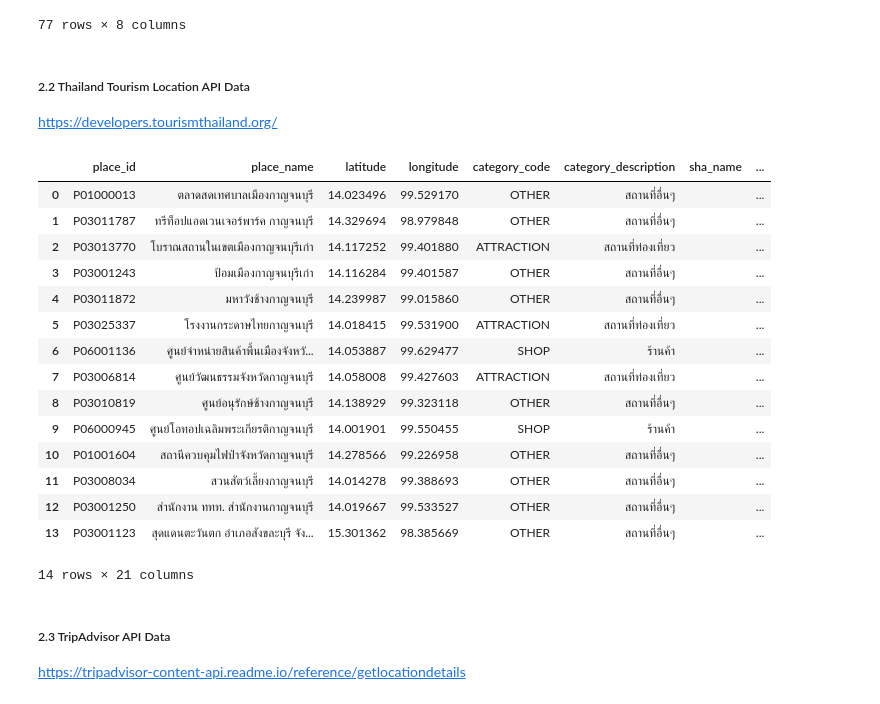
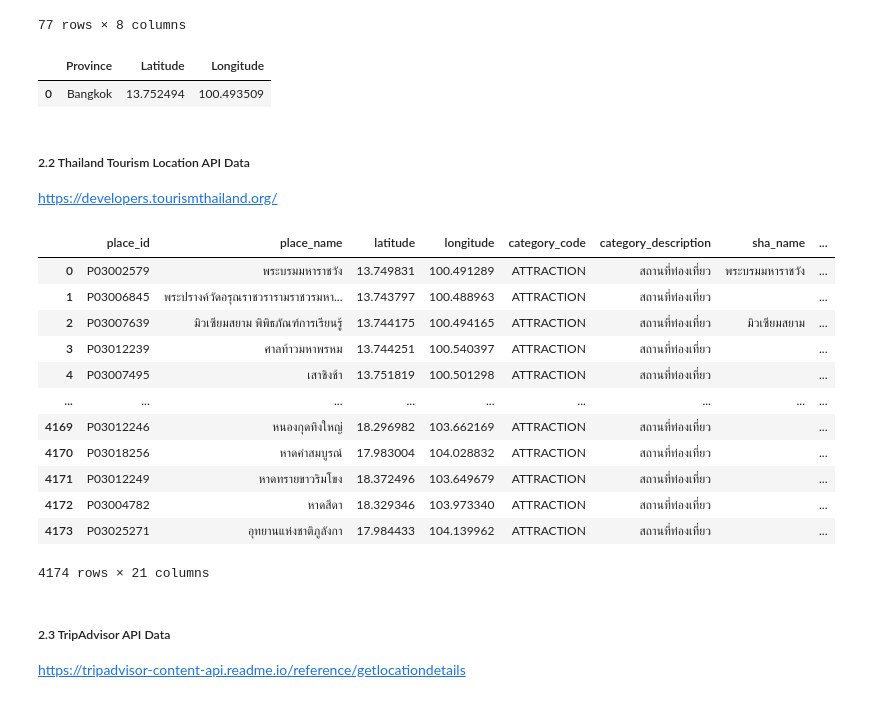
Before and after one commit to ittichaib/IS_Project_Thailand_Tourism_Recommendation, a Jupyter notebook: main.ipynb, the cells around one changed output. Cells and saved outputs as stored; diff of their text form; code cells hidden in the pictures.

```diff
--- a/main.ipynb
+++ b/main.ipynb
@@ -40,39 +56,54 @@ province_data
+# %%
+thailland_province_coordinates[thailland_province_coordinates['Province'] == 'Bangkok']
+# %% [output]
+|  | Province | Latitude | Longitude |
+| 0 | Bangkok | 13.752494 | 100.493509 |
 # %% [markdown]
 ##### 2.2 Thailand Tourism Location API Data <br>
 https://developers.tourismthailand.org/
 # %%
 import hook.thai_tourism_data as tat
 tourism_location = tat.ThaiTourismAPI()
-search_params = {
-        "keyword": "กาญจนบุรี",  # Example keyword for Kanchanaburi
-        "location": "14.440190,99.267673",
-        "categorycodes": "ATTRACTION",
-        "province_name": "กาญจนบุรี",
-        "radius": 100,
-        "number_of_result": 100,
-        "page_number": 1,
-        "destination": "กาญจนบุรี",
-        "filter_by_update_date": "2019/09/01-2021/12/31"
-    }
-tourism_data = tourism_location.fetch_search_location(**search_params)
 
-df = pd.DataFrame([vars(place) for place in tourism_data])
+def getTourismLocationsByProvince(province_name, province_location):
+    search_params = {
+            "keyword": "",  # Example keyword for Kanchanaburi
+            "location": province_location,
+            "categorycodes": "ATTRACTION",
+            "province_name": province_name,
+            "radius": 1000,
+            "number_of_result": 100,
+            "page_number": 1,
+            "destination": province_name,
+            "filter_by_update_date": "2019/09/01-2024/05/31"
+        }
+    tourism_data = tourism_location.fetch_search_location(**search_params)
 
-df
+    df = pd.DataFrame([vars(place) for place in tourism_data])
+    return df
-# %% [output]
-|  | place_id | place_name | latitude | longitude | category_code | category_description | sha_name | ... |
-| 0 | P01000013 | ตลาดสดเทศบาลเมืองกาญจนบุรี | 14.023496 | 99.529170 | OTHER | สถานที่อื่นๆ |  | ... |
-| 1 | P03011787 | ทรีท็อปแอดเวนเจอร์พาร์ค กาญจนบุรี | 14.329694 | 98.979848 | OTHER | สถานที่อื่นๆ |  | ... |
-| 2 | P03013770 | โบราณสถานในเขตเมืองกาญจนบุรีเก่า | 14.117252 | 99.401880 | ATTRACTION | สถานที่ท่องเที่ยว |  | ... |
-| 3 | P03001243 | ป้อมเมืองกาญจนบุรีเก่า | 14.116284 | 99.401587 | OTHER | สถานที่อื่นๆ |  | ... |
-| 4 | P03011872 | มหาวังช้างกาญจนบุรี | 14.239987 | 99.015860 | OTHER | สถานที่อื่นๆ |  | ... |
-| 5 | P03025337 | โรงงานกระดาษไทยกาญจนบุรี | 14.018415 | 99.531900 | ATTRACTION | สถานที่ท่องเที่ยว |  | ... |
-| 6 | P06001136 | ศูนย์จำหน่ายสินค้าพื้นเมืองจังหวั... | 14.053887 | 99.629477 | SHOP | ร้านค้า |  | ... |
-| 7 | P03006814 | ศูนย์วัฒนธรรมจังหวัดกาญจนบุรี | 14.058008 | 99.427603 | ATTRACTION | สถานที่ท่องเที่ยว |  | ... |
-| 8 | P03010819 | ศูนย์อนุรักษ์ช้างกาญจนบุรี | 14.138929 | 99.323118 | OTHER | สถานที่อื่นๆ |  | ... |
-| 9 | P06000945 | ศูนย์โอทอปเฉลิมพระเกียรติกาญจนบุรี | 14.001901 | 99.550455 | SHOP | ร้านค้า |  | ... |
-| 10 | P01001604 | สถานีควบคุมไฟป่าจังหวัดกาญจนบุรี | 14.278566 | 99.226958 | OTHER | สถานที่อื่นๆ |  | ... |
-| 11 | P03008034 | สวนสัตว์เลี้ยงกาญจนบุรี | 14.014278 | 99.388693 | OTHER | สถานที่อื่นๆ |  | ... |
-| 12 | P03001250 | สำนักงาน ททท. สำนักงานกาญจนบุรี | 14.019667 | 99.533527 | OTHER | สถานที่อื่นๆ |  | ... |
-| 13 | P03001123 | สุดแดนตะวันตก อำเภอสังขละบุรี จัง... | 15.301362 | 98.385669 | OTHER | สถานที่อื่นๆ |  | ... |
-14 rows × 21 columns
+# %%
+tourism_attraction_locations = pd.DataFrame()
+
+for index, pvn in province_data.iterrows():
+    coordinate = thailland_province_coordinates[thailland_province_coordinates['Province'] == pvn['name_en']]
+
+    if len(coordinate['Latitude'].values) > 0:
+        # print(f"{index} >>>> {pvn['name_en']} {coordinate['Latitude'].values[0]},{coordinate['Longitude'].values[0]}")
+        province_torism_location = getTourismLocationsByProvince(pvn['name_th'], f"{coordinate['Latitude'].values[0]},{coordinate['Longitude'].values[0]}")
+        tourism_attraction_locations = pd.concat([tourism_attraction_locations, province_torism_location], ignore_index=True)
+# %%
+tourism_attraction_locations
+# %% [output]
+|  | place_id | place_name | latitude | longitude | category_code | category_description | sha_name | ... |
+| 0 | P03002579 | พระบรมมหาราชวัง | 13.749831 | 100.491289 | ATTRACTION | สถานที่ท่องเที่ยว | พระบรมมหาราชวัง | ... |
+| 1 | P03006845 | พระปรางค์วัดอรุณราชวรารามราชวรมหา... | 13.743797 | 100.488963 | ATTRACTION | สถานที่ท่องเที่ยว |  | ... |
+| 2 | P03007639 | มิวเซียมสยาม พิพิธภัณฑ์การเรียนรู้ | 13.744175 | 100.494165 | ATTRACTION | สถานที่ท่องเที่ยว | มิวเซียมสยาม | ... |
+| 3 | P03012239 | ศาลท้าวมหาพรหม | 13.744251 | 100.540397 | ATTRACTION | สถานที่ท่องเที่ยว |  | ... |
+| 4 | P03007495 | เสาชิงช้า | 13.751819 | 100.501298 | ATTRACTION | สถานที่ท่องเที่ยว |  | ... |
+| ... | ... | ... | ... | ... | ... | ... | ... | ... |
+| 4169 | P03012246 | หนองกุดทิงใหญ่ | 18.296982 | 103.662169 | ATTRACTION | สถานที่ท่องเที่ยว |  | ... |
+| 4170 | P03018256 | หาดคำสมบูรณ์ | 17.983004 | 104.028832 | ATTRACTION | สถานที่ท่องเที่ยว |  | ... |
+| 4171 | P03012249 | หาดทรายขาวริมโขง | 18.372496 | 103.649679 | ATTRACTION | สถานที่ท่องเที่ยว |  | ... |
+| 4172 | P03004782 | หาดสีดา | 18.329346 | 103.973340 | ATTRACTION | สถานที่ท่องเที่ยว |  | ... |
+| 4173 | P03025271 | อุทยานแห่งชาติภูลังกา | 17.984433 | 104.139962 | ATTRACTION | สถานที่ท่องเที่ยว |  | ... |
+4174 rows × 21 columns
```
Also changed, not shown: parts of 5 cells of this notebook, 3 other files.
